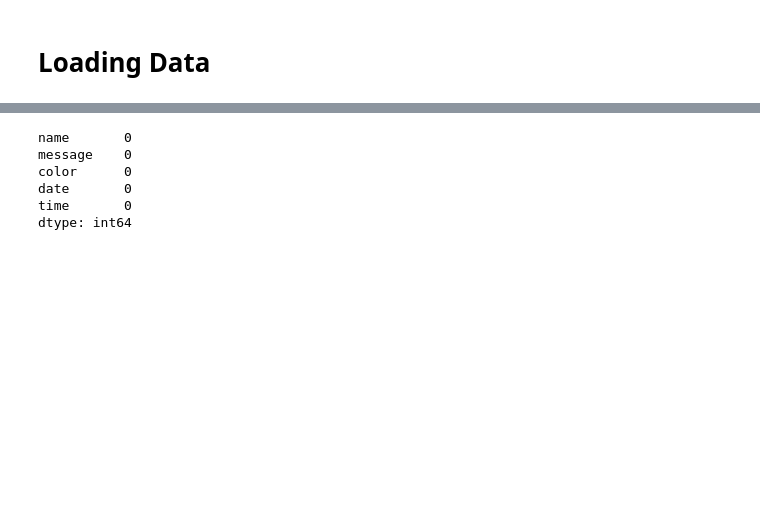
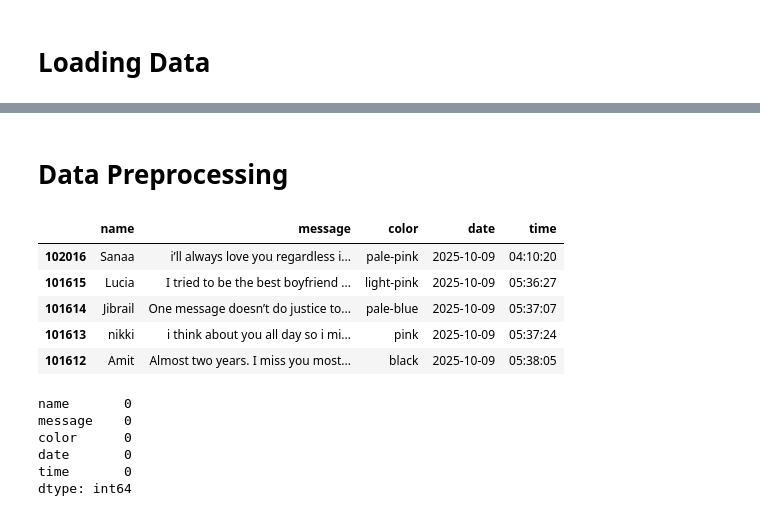
Before and after one commit to 456zamir8/Data_Science_Projects, a Jupyter notebook: Unsent_data/Unsent_project.ipynb, the cells around one changed output, grey strips where cells are left out. Cells and saved outputs as stored; diff of their text form; code cells hidden in the pictures; blank space fills up the shorter version.

```diff
--- a/Unsent_data/Unsent_project.ipynb
+++ b/Unsent_data/Unsent_project.ipynb
@@ -92,0 +87,2 @@ df = df.fillna("Unknown")
+# %% [markdown]
+# **Data Preprocessing**
@@ -93,3 +102,12 @@ df = df.fillna("Unknown")
+# %%
+df.head()
+# %% [output]
+|  | name | message | color | date | time |
+| 102016 | Sanaa | i’ll always love you regardless i... | pale-pink | 2025-10-09 | 04:10:20 |
+| 101615 | Lucia | I tried to be the best boyfriend ... | light-pink | 2025-10-09 | 05:36:27 |
+| 101614 | Jibrail | One message doesn’t do justice to... | pale-blue | 2025-10-09 | 05:37:07 |
+| 101613 | nikki | i think about you all day so i mi... | pink | 2025-10-09 | 05:37:24 |
+| 101612 | Amit | Almost two years. I miss you most... | black | 2025-10-09 | 05:38:05 |
 # %%
 df.isnull().sum()
 # %% [output]
```
Also changed, not shown: parts of 12 cells of this notebook.
